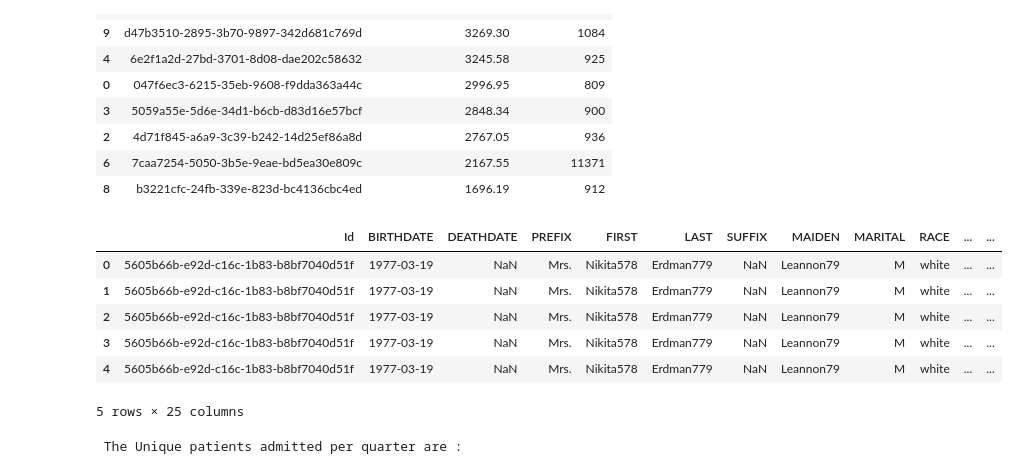
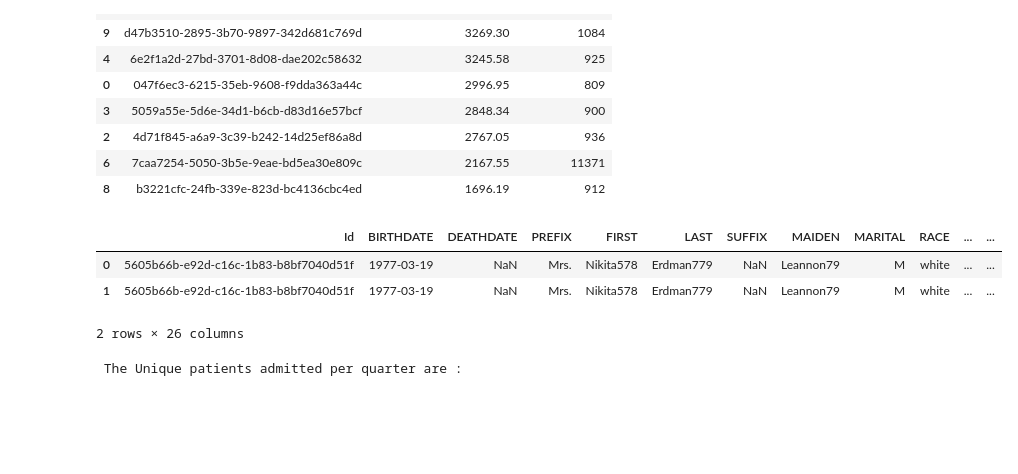
Before and after one commit to GoldenboyFX/Pandas-Worksheet, a Jupyter notebook: Hospital_DF_WORK-checkpoint.ipynb, the cells around one changed output. Saved outputs shown, nothing was run; the diff lists cells and outputs as text; code cells hidden in the pictures; blank space fills up the shorter version.

Commit message:
Add files via upload
Added Hospital analysis Notebook

```diff
--- a/Hospital_DF_WORK-checkpoint.ipynb
+++ b/Hospital_DF_WORK-checkpoint.ipynb
@@ -143,16 +143,13 @@ average_claim_cost
 | 8 | b3221cfc-24fb-339e-823d-bc4136cbc4ed | 1696.19 | 912 |
 # %%
 #Merging dataframes to get more insight about patient behaviour
-merged_df=Hospital_patients.merge(Hospital_encounters[['START','STOP','PATIENT','ENCOUNTER_DURATION']],right_on='PATIENT',left_on='Id', how='left')
-merged_df.head(5)
+merged_df=Hospital_patients.merge(Hospital_encounters[['START','STOP','PATIENT','ENCOUNTER_DURATION','ENCOUNTERCLASS']],right_on='PATIENT',left_on='Id', how='left')
+merged_df.head(2)
 # %% [output]
 |  | Id | BIRTHDATE | DEATHDATE | PREFIX | FIRST | LAST | SUFFIX | MAIDEN | MARITAL | RACE | ... | ... |
 | 0 | 5605b66b-e92d-c16c-1b83-b8bf7040d51f | 1977-03-19 | NaN | Mrs. | Nikita578 | Erdman779 | NaN | Leannon79 | M | white | ... | ... |
 | 1 | 5605b66b-e92d-c16c-1b83-b8bf7040d51f | 1977-03-19 | NaN | Mrs. | Nikita578 | Erdman779 | NaN | Leannon79 | M | white | ... | ... |
-| 2 | 5605b66b-e92d-c16c-1b83-b8bf7040d51f | 1977-03-19 | NaN | Mrs. | Nikita578 | Erdman779 | NaN | Leannon79 | M | white | ... | ... |
-| 3 | 5605b66b-e92d-c16c-1b83-b8bf7040d51f | 1977-03-19 | NaN | Mrs. | Nikita578 | Erdman779 | NaN | Leannon79 | M | white | ... | ... |
-| 4 | 5605b66b-e92d-c16c-1b83-b8bf7040d51f | 1977-03-19 | NaN | Mrs. | Nikita578 | Erdman779 | NaN | Leannon79 | M | white | ... | ... |
-5 rows × 25 columns
+2 rows × 26 columns
 # %%
 ## PAtient behaviour analysis, how many unique patients were admitted each quarter over time
 merged_df['QUARTER']= merged_df['START'].dt.to_period('Q')
```
Also changed, not shown: parts of 19 cells of this notebook.
